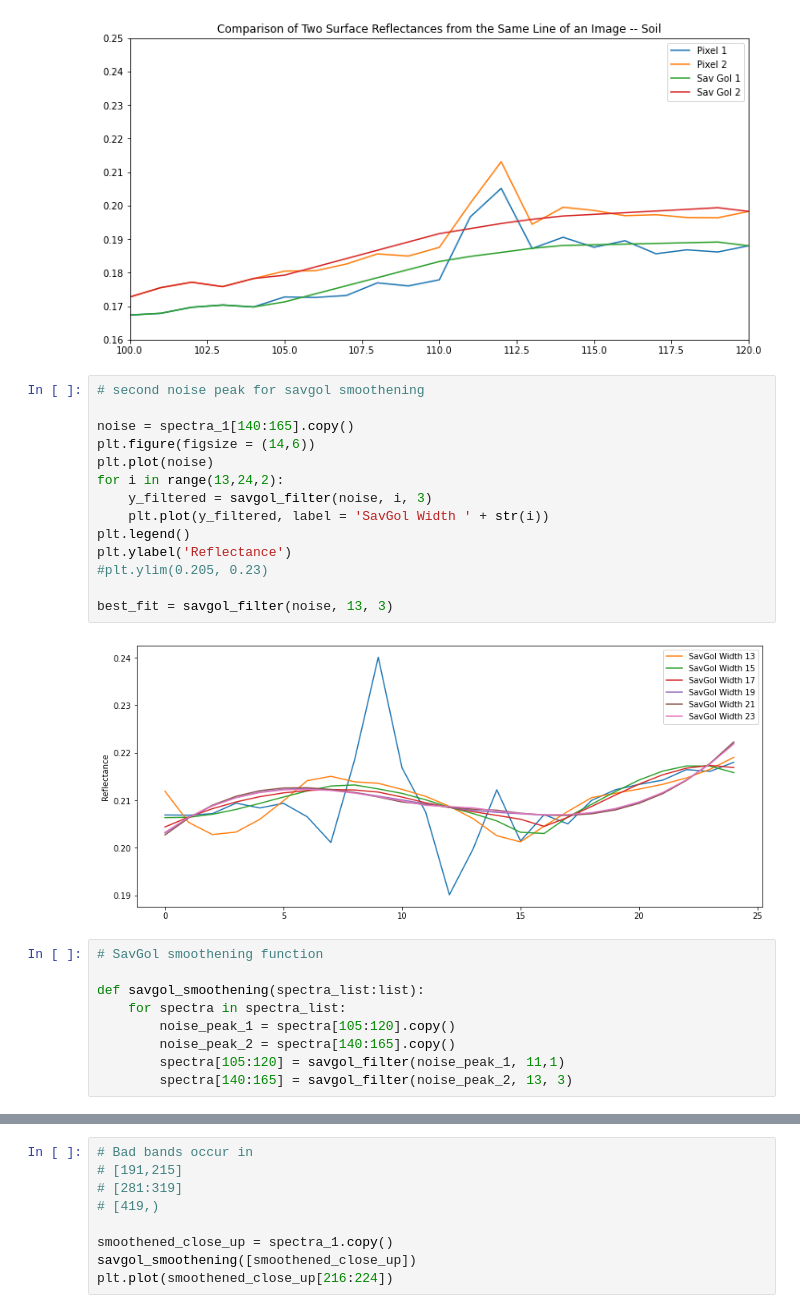
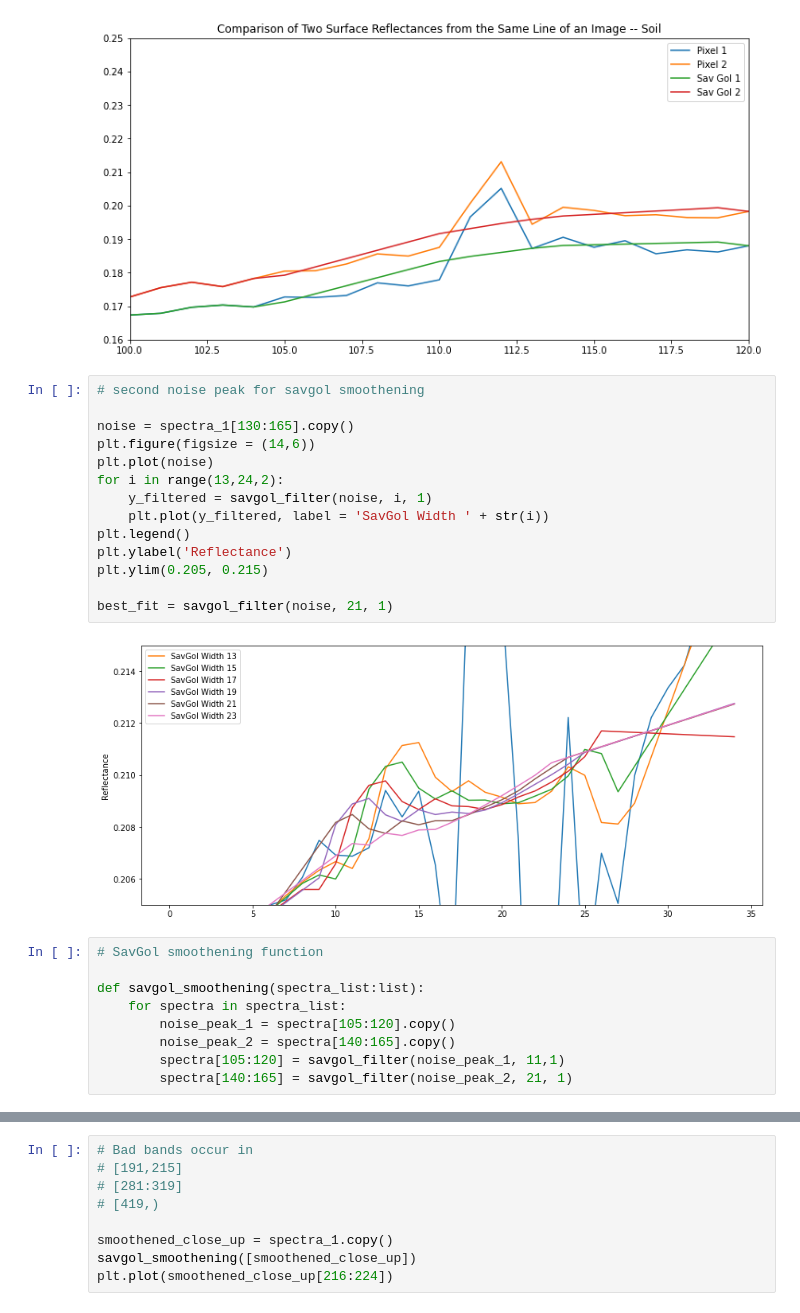
Before and after one commit to varunpatro1/OE-Reproducibility, a Jupyter notebook: Cleaning_Experiment.ipynb, the cells around one changed output, grey strips where cells are left out. Cells and saved outputs as stored; diff of their text form.

```diff
--- a/Cleaning_Experiment.ipynb
+++ b/Cleaning_Experiment.ipynb
@@ -244,19 +244,19 @@ Text(0.5, 1.0, 'Comparison of Two Surface Reflectances from the Same Line of an
 # %%
 # second noise peak for savgol smoothening
 
-noise = spectra_1[140:165].copy()
+noise = spectra_1[130:165].copy()
 plt.figure(figsize = (14,6))
 plt.plot(noise)
 for i in range(13,24,2):
-    y_filtered = savgol_filter(noise, i, 3)
+    y_filtered = savgol_filter(noise, i, 1)
     plt.plot(y_filtered, label = 'SavGol Width ' + str(i))
 plt.legend()
 plt.ylabel('Reflectance')
-#plt.ylim(0.205, 0.23)
+plt.ylim(0.205, 0.215)
 
-best_fit = savgol_filter(noise, 13, 3)
+best_fit = savgol_filter(noise, 21, 1)
 # %% [output]
-[figure, old version]
+[figure, new version]
 # %%
 # SavGol smoothening function
 
@@ -265,7 +265,7 @@ def savgol_smoothening(spectra_list:list):
         noise_peak_1 = spectra[105:120].copy()
         noise_peak_2 = spectra[140:165].copy()
         spectra[105:120] = savgol_filter(noise_peak_1, 11,1)
-        spectra[140:165] = savgol_filter(noise_peak_2, 13, 3)
+        spectra[140:165] = savgol_filter(noise_peak_2, 21, 1)
 # %%
 fig, axs = plt.subplots(nrows = 2, ncols = 2, figsize = (16,8), constrained_layout = True)
 gs = fig.add_gridspec()
```
Also changed, not shown: parts of 1 cell of this notebook, 1 other file.
